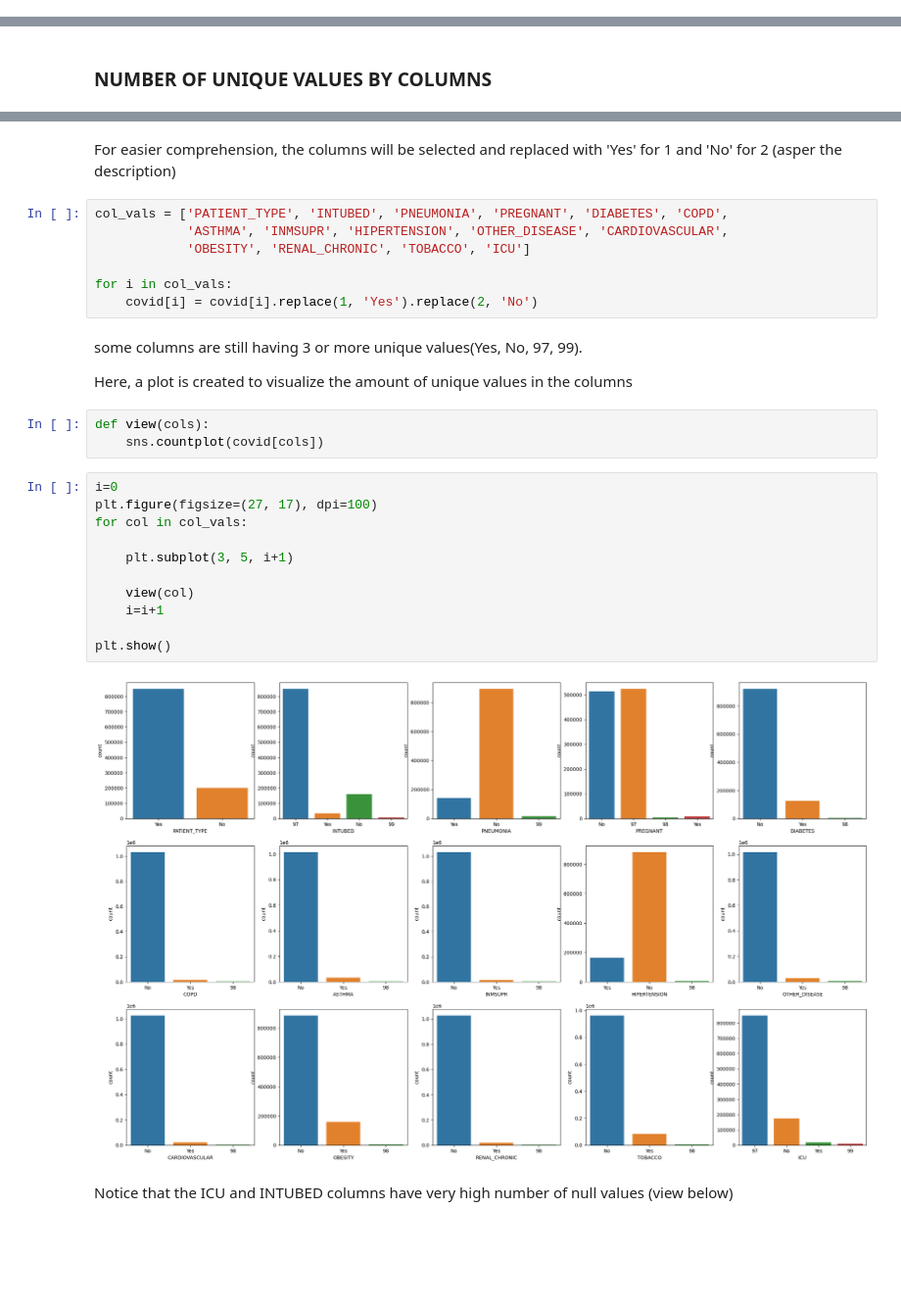
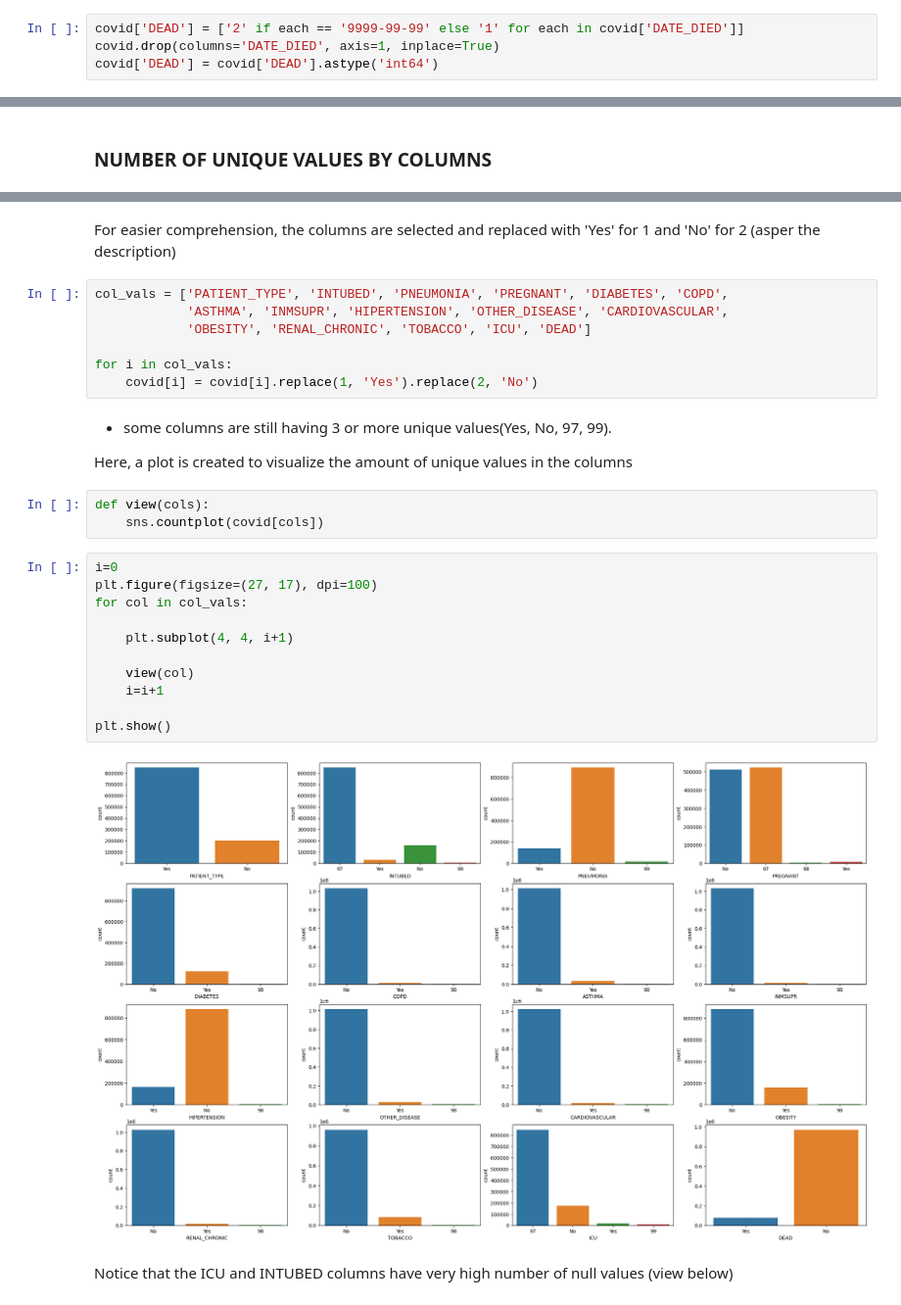
Before and after one commit to ChibuikeOnuba/Covid19-ML-prediction, a Jupyter notebook: covid ml model.ipynb, the cells around one changed output, grey strips where cells are left out. Shown at 98% size. Cells and saved outputs as stored; diff of their text form; blank space fills up the shorter version.

```diff
--- a/covid ml model.ipynb
+++ b/covid ml model.ipynb
@@ -82,0 +113,4 @@ covid.duplicated().sum()
+# %%
+covid['DEAD'] = ['2' if each == '9999-99-99' else '1' for each in covid['DATE_DIED']]
+covid.drop(columns='DATE_DIED', axis=1, inplace=True)
+covid['DEAD'] = covid['DEAD'].astype('int64')
@@ -143,14 +162,14 @@ Index(['USMER', 'MEDICAL_UNIT', 'SEX', 'PATIENT_TYPE', 'DATE_DIED', 'INTUBED',
 # %% [markdown]
-For easier comprehension, the columns will be selected and replaced with 'Yes' for 1 and 'No' for 2 (asper the description)
+For easier comprehension, the columns are selected and replaced with 'Yes' for 1 and 'No' for 2 (asper the description)
 # %%
 col_vals = ['PATIENT_TYPE', 'INTUBED', 'PNEUMONIA', 'PREGNANT', 'DIABETES', 'COPD',
             'ASTHMA', 'INMSUPR', 'HIPERTENSION', 'OTHER_DISEASE', 'CARDIOVASCULAR',
-            'OBESITY', 'RENAL_CHRONIC', 'TOBACCO', 'ICU']
+            'OBESITY', 'RENAL_CHRONIC', 'TOBACCO', 'ICU', 'DEAD']
 
 for i in col_vals:
     covid[i] = covid[i].replace(1, 'Yes').replace(2, 'No')
 # %% [markdown]
-some columns are still having 3 or more unique values(Yes, No, 97, 99).
+* some columns are still having 3 or more unique values(Yes, No, 97, 99).
 
 Here, a plot is created to visualize the amount of unique values in the columns
 # %%
@@ -159,16 +178,16 @@ def view(cols):
 # %%
 i=0
 plt.figure(figsize=(27, 17), dpi=100)
 for col in col_vals:
 
-    plt.subplot(3, 5, i+1)
+    plt.subplot(4, 4, i+1)
 
     view(col)
     i=i+1
 
 plt.show()
 # %% [output]
-[figure, old version]
+[figure, new version]
 # %% [markdown]
 Notice that the ICU and INTUBED columns have very high number of null values (view below)
 # %%
```
Also changed, not shown: parts of 50 cells of this notebook.
